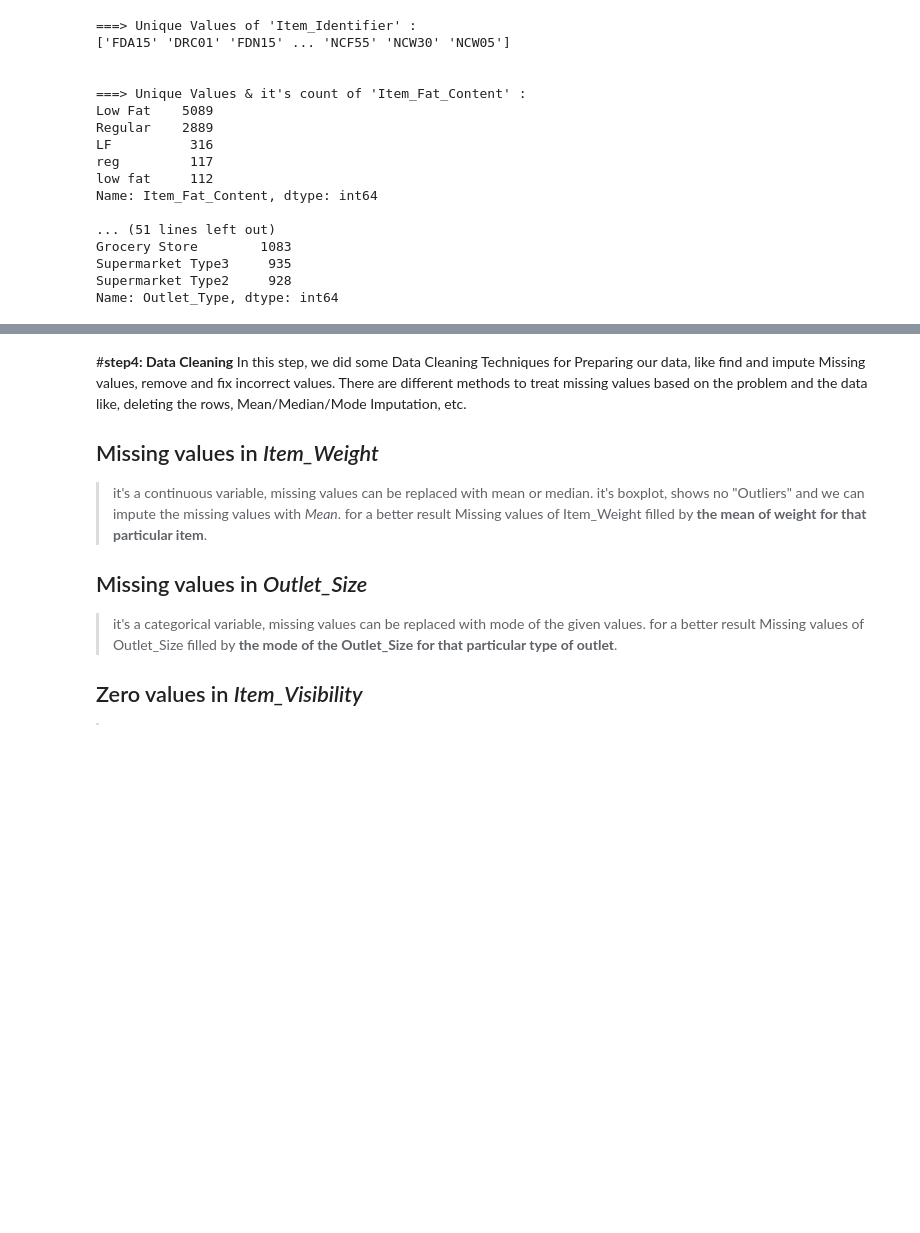
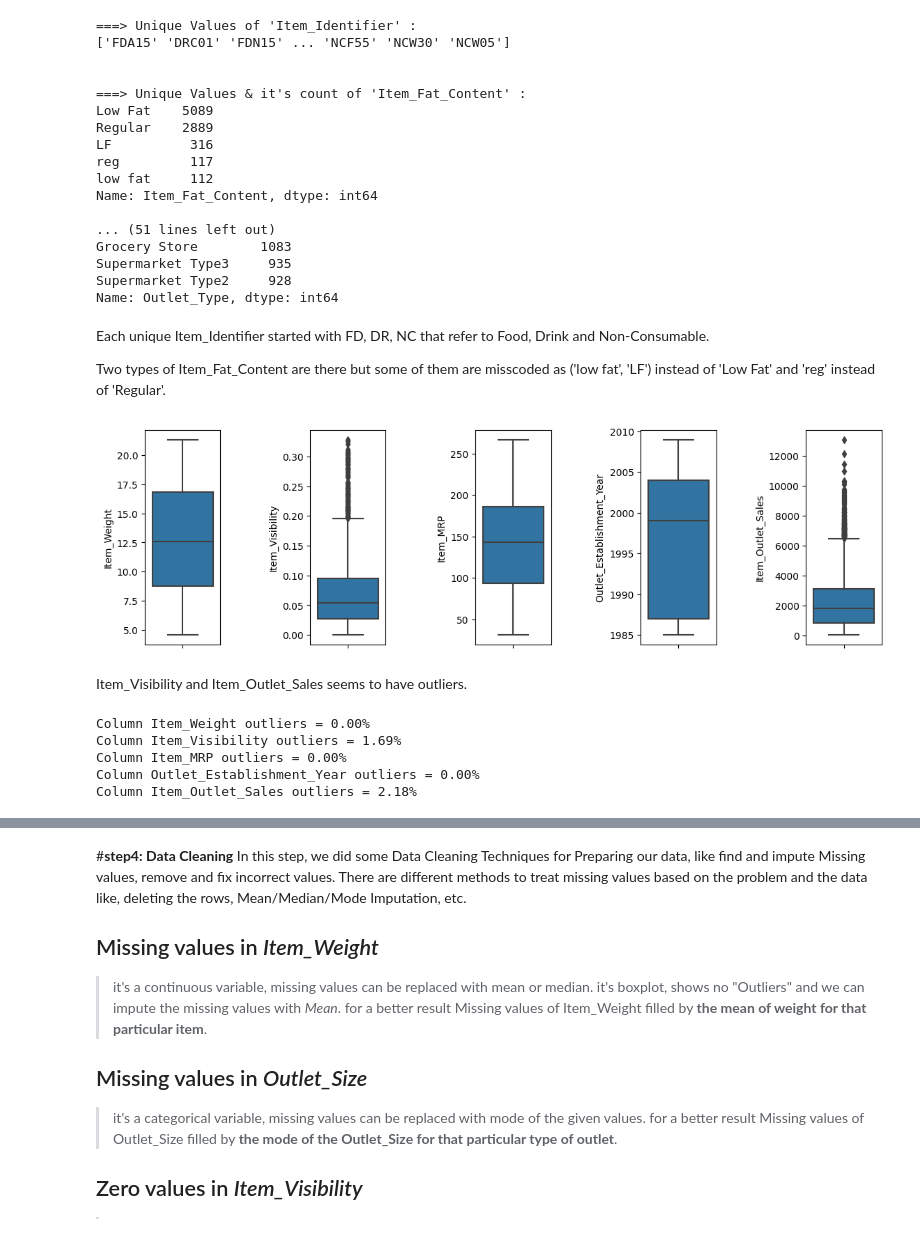
Before and after one commit to Samiraa-Alipour/Sales_Prediction, a Jupyter notebook: Sales_Prediction.ipynb, the cells around one changed output, grey strips where cells are left out. Cells and saved outputs as stored; diff of their text form; code cells hidden in the pictures; blank space fills up the shorter version.

```diff
--- a/Sales_Prediction.ipynb
+++ b/Sales_Prediction.ipynb
@@ -202,3 +201,35 @@ Grocery Store        1083
 Supermarket Type3     935
 Supermarket Type2     928
 Name: Outlet_Type, dtype: int64
+# %% [markdown]
+Each unique Item_Identifier started with FD, DR, NC that refer to Food, Drink and Non-Consumable.
+
+Two types of Item_Fat_Content are there but some of them are misscoded as ('low fat', 'LF') instead of 'Low Fat' and 'reg' instead of 'Regular'.
+# %%
+#plot numerical features to gain some insights
+fig, axs = plt.subplots(ncols=5, nrows=1, figsize=(12, 4))
+index = 0
+axs = axs.flatten()
+for k,v in data.select_dtypes(include=[np.number]).items():
+    sns.boxplot(y=k, data=data, ax=axs[index])
+    index += 1
+plt.tight_layout(pad=3, w_pad=4, h_pad=8.0)
+# %% [output]
+[figure, added]
+# %% [markdown]
+Item_Visibility and Item_Outlet_Sales  seems to have outliers.
+# %%
+#check outliers percentage of each column
+for k, v in data.select_dtypes(include=[np.number]).items():
+        q1 = v.quantile(0.25)
+        q3 = v.quantile(0.75)
+        iqr = q3 - q1
+        v_col = v[(v <= q1 - 1.5 * iqr) | (v >= q3 + 1.5 * iqr)]
+        perc = np.shape(v_col)[0] * 100.0 / np.shape(data)[0]
+        print("Column %s outliers = %.2f%%" % (k, perc))
+# %% [output]
+Column Item_Weight outliers = 0.00%
+Column Item_Visibility outliers = 1.69%
+Column Item_MRP outliers = 0.00%
+Column Outlet_Establishment_Year outliers = 0.00%
+Column Item_Outlet_Sales outliers = 2.18%
```
Also changed, not shown: parts of 46 cells of this notebook.
